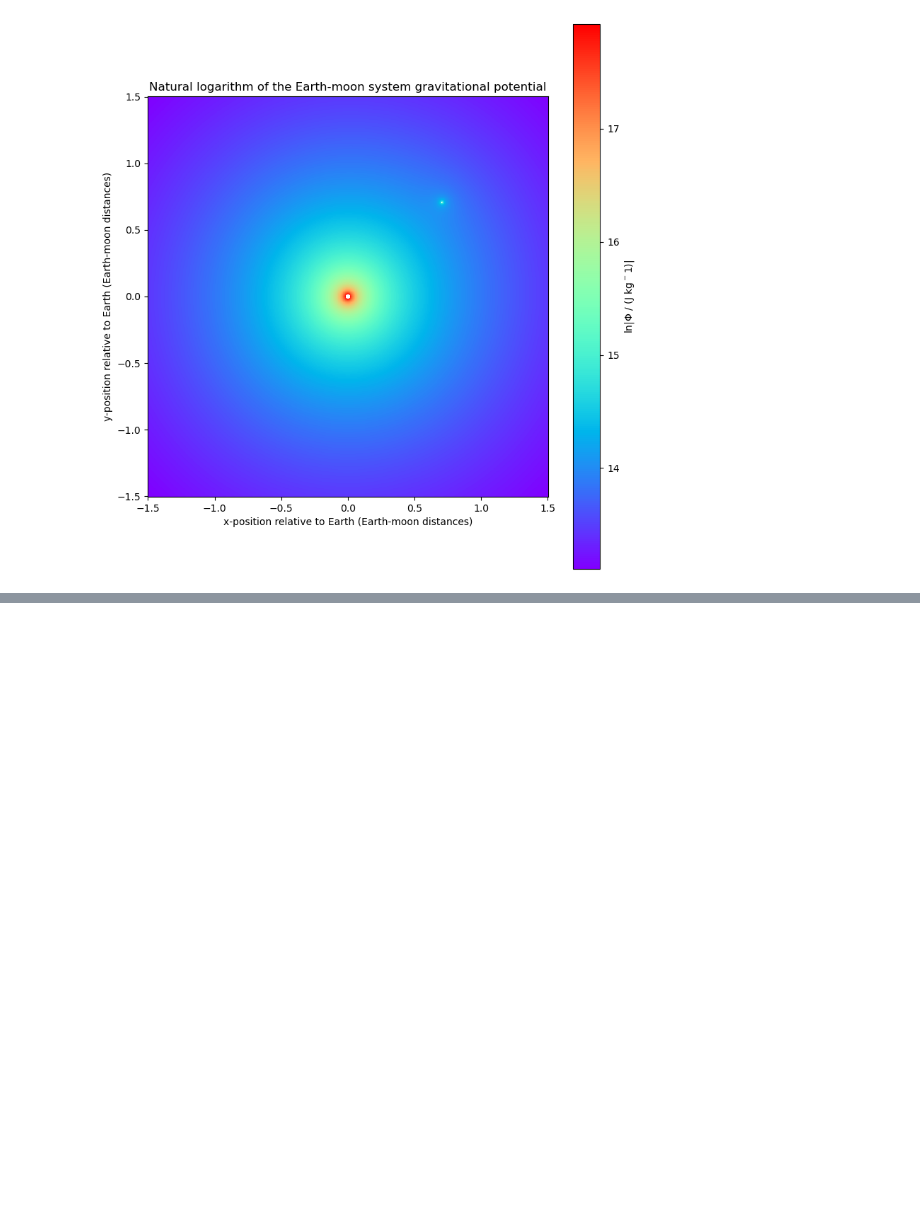
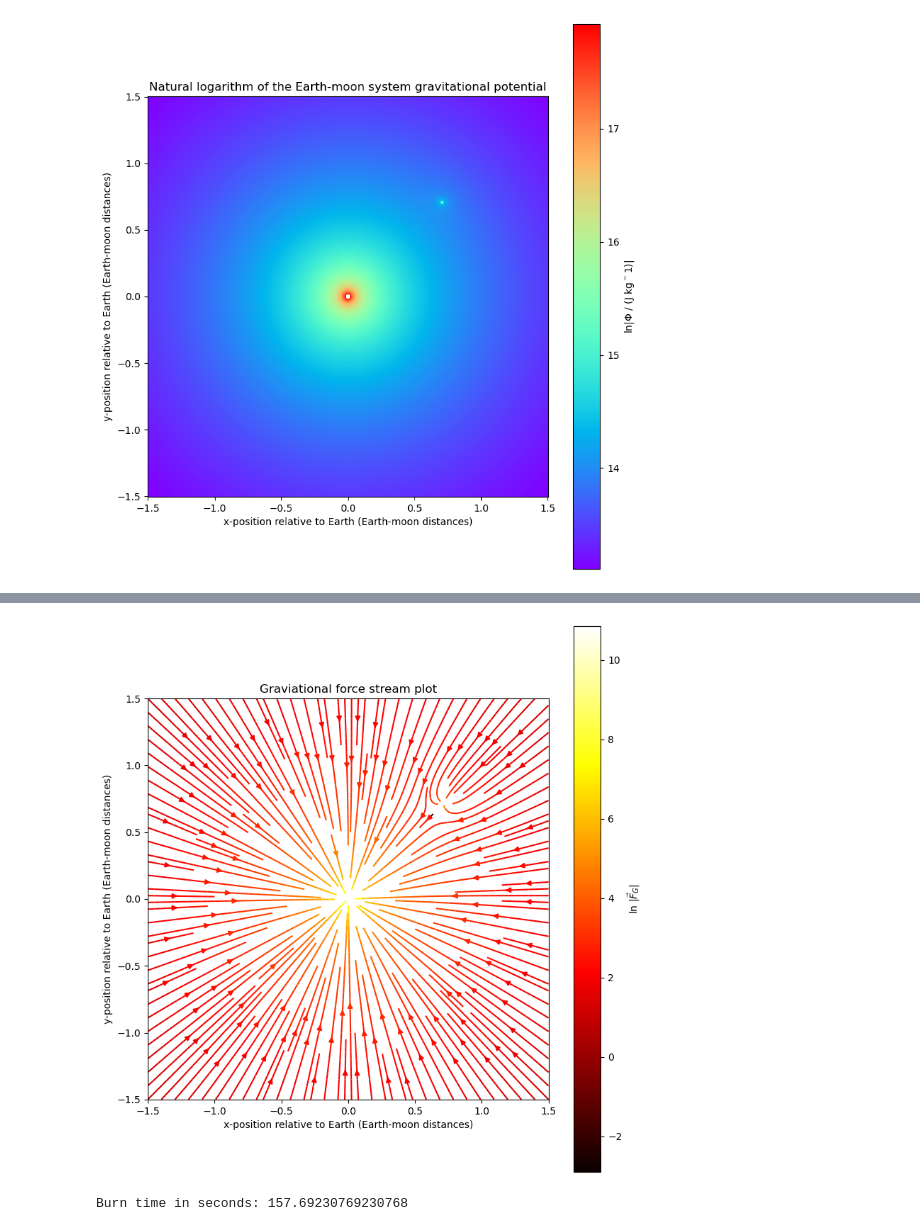
Before and after one commit to MatthewPrem/PHYS265-spring25, a Jupyter notebook: Lab1/Prem-Lab-1.ipynb, the cells around one changed output, grey strips where cells are left out. Saved outputs shown, nothing was run; the diff lists cells and outputs as text; code cells hidden in the pictures; blank space fills up the shorter version.

```diff
--- a/Lab1/Prem-Lab-1.ipynb
+++ b/Lab1/Prem-Lab-1.ipynb
@@ -9,6 +9,7 @@ rMoon = 1.737e6 #m
 dEM = 3.8e8 #m
 mEarth = 5.9e24 #kg
 mMoon = 7.3e22 #kg
+mCommand = 5500 #kg
 G = scipy.constants.G  #m^3 kg^-1 s^-2
 # %%
 def potential(M, xm, ym, x, y,R):
@@ -75,0 +77,29 @@ fig.tight_layout()
+# %%
+def GravF(M1, m2, x1, y1, x2, y2, R):
+    rx = x2-x1
+    ry = y2-y1
+    r = np.sqrt(rx**2+ry**2)
+    rx/=r
+    ry/=r
+    Coef = -G*M1*m2/r**2
+    return np.where(r>R,rx*Coef,np.nan), np.where(r>R,ry*Coef, np.nan)
+
+resolution = 800
+xs, ys = np.meshgrid(np.linspace(-1.5*dEM, 1.5*dEM, resolution),np.linspace(-1.5*dEM, 1.5*dEM, resolution))
+
+FEx, FEy = GravF(mEarth, mCommand, 0,0, xs, ys, rEarth)
+FMx, FMy = GravF(mMoon, mCommand, dEM/np.sqrt(2), dEM/np.sqrt(2), xs, ys, rMoon)
+
+Fx = FEx+FMx
+Fy = FEy+FMy
+
+fig, ax = plt.subplots(1,1, figsize=(8,8))
+stream = ax.streamplot(xs/dEM, ys/dEM, Fx, Fy, density=2, color=np.log(np.hypot(Fx, Fy)), cmap=cm.hot)
+fig.colorbar(stream.lines, label="ln |$\\vec{F}_G$|")
+ax.set_aspect(1)
+ax.set_title("Graviational force stream plot")
+ax.set_xlabel("x-position relative to Earth (Earth-moon distances)")
+ax.set_ylabel("y-position relative to Earth (Earth-moon distances)")
+fig.tight_layout()
+# %% [output]
+[figure, added]
@@ -75,0 +110,5 @@ fig.tight_layout()
+# %%
+burnTime = (m0-mf)/mRate
+print(f"Burn time in seconds: {burnTime}")
+# %% [output]
+Burn time in seconds: 157.69230769230768
```
Also changed, not shown: parts of 2 cells of this notebook.
